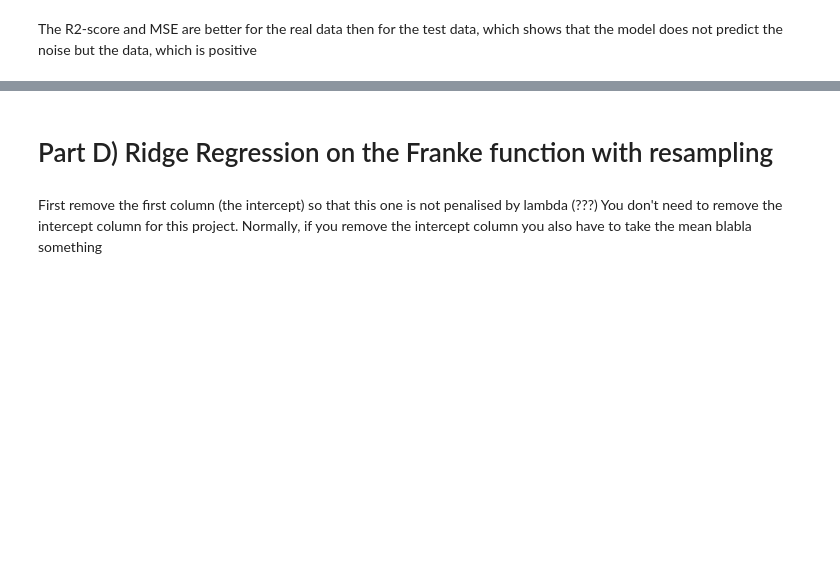
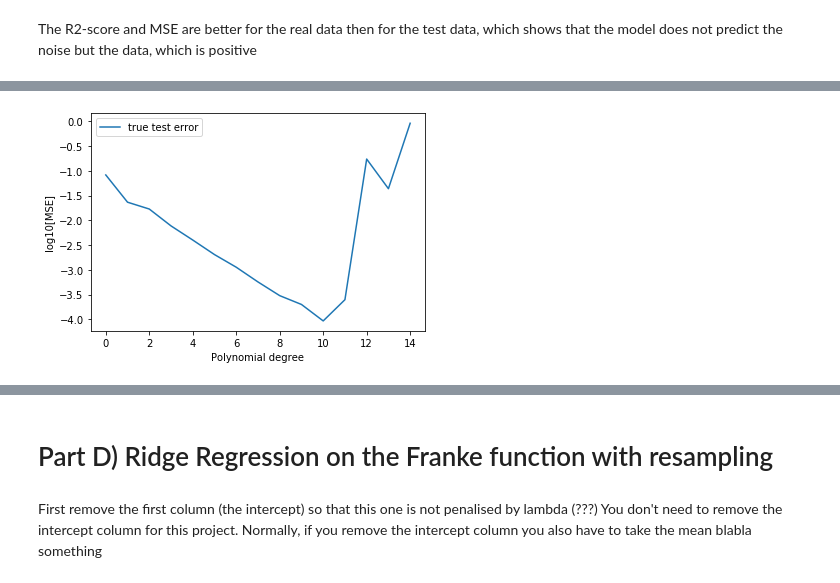
Before and after one commit to jolyndev/FYS-STK4155, a Jupyter notebook: Project1a-restructured.ipynb, the cells around one changed output, grey strips where cells are left out. Saved outputs shown, nothing was run; the diff lists cells and outputs as text; code cells hidden in the pictures; blank space fills up the shorter version.

```diff
--- a/Project1a-restructured.ipynb
+++ b/Project1a-restructured.ipynb
@@ -451,0 +440,30 @@ The R2-score and MSE are better for the real data then for the test data, which
+# %%
+# for the true data
+
+maxdegree = 15
+true_mse = np.zeros(maxdegree)
+train_mse = np.zeros(maxdegree)
+polynomial = np.zeros(maxdegree)
+
+for degree in range(maxdegree):
+    X1 = CreateDesignMatrix_X(x_1, y_1, n=degree)
+
+    polynomial[degree] = degree
+    true_mse[degree] = np.mean(cross_validation(X1, z_true, k)[2])
+    #print(true_mse)
+    #train_mse[degree] = MSE(z_train, ztilde1)
+
+#print(true_mse)
+
+#print(polynomial)
+#print(true_mse)
+#print(train_mse)
+
+plt.plot(polynomial, np.log10(true_mse), label='true test error')
+#plt.plot(polynomial, np.log10(train_mse), label='training error')
+plt.xlabel('Polynomial degree')
+plt.ylabel('log10[MSE]')
+plt.legend()
+plt.show()
+# %% [output]
+[figure, added]
```
Also changed, not shown: parts of 22 cells of this notebook.
